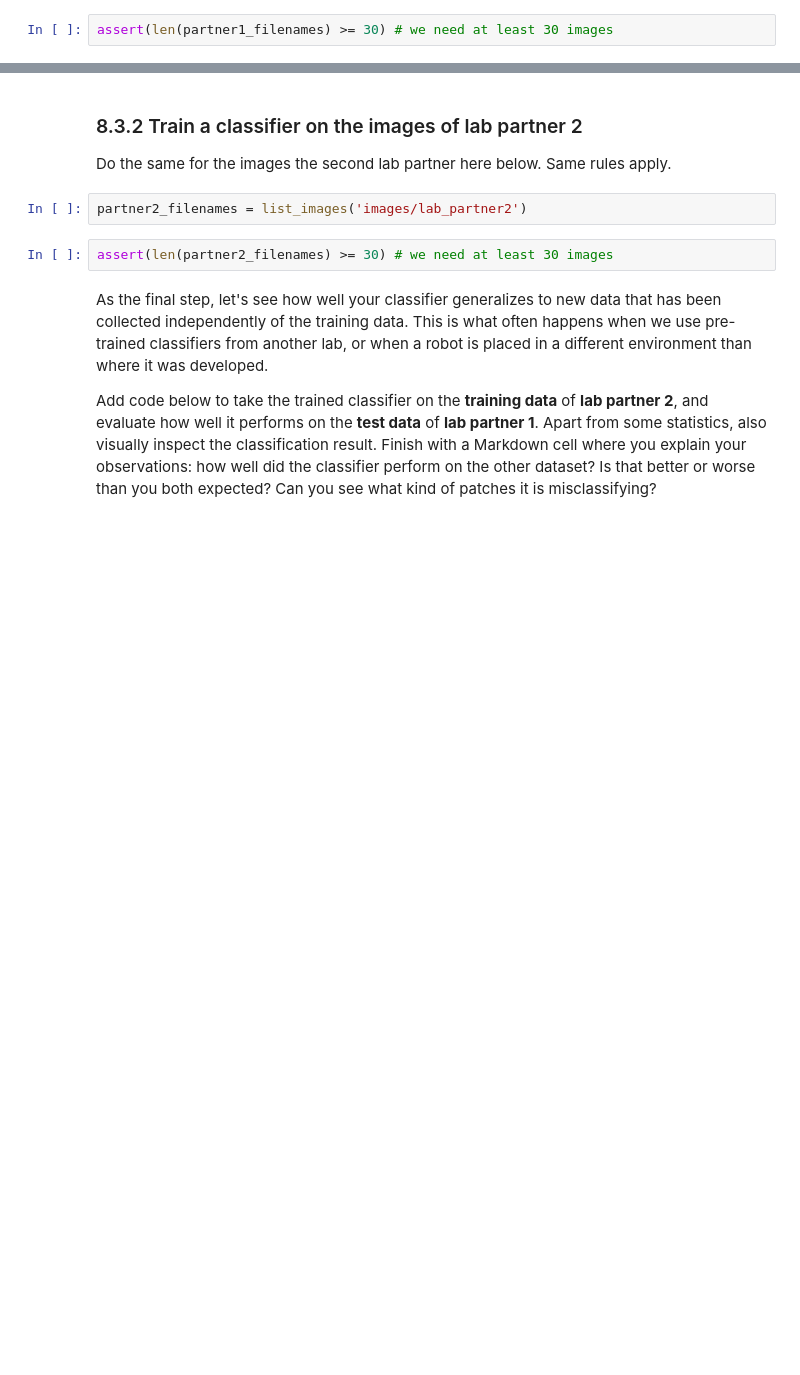
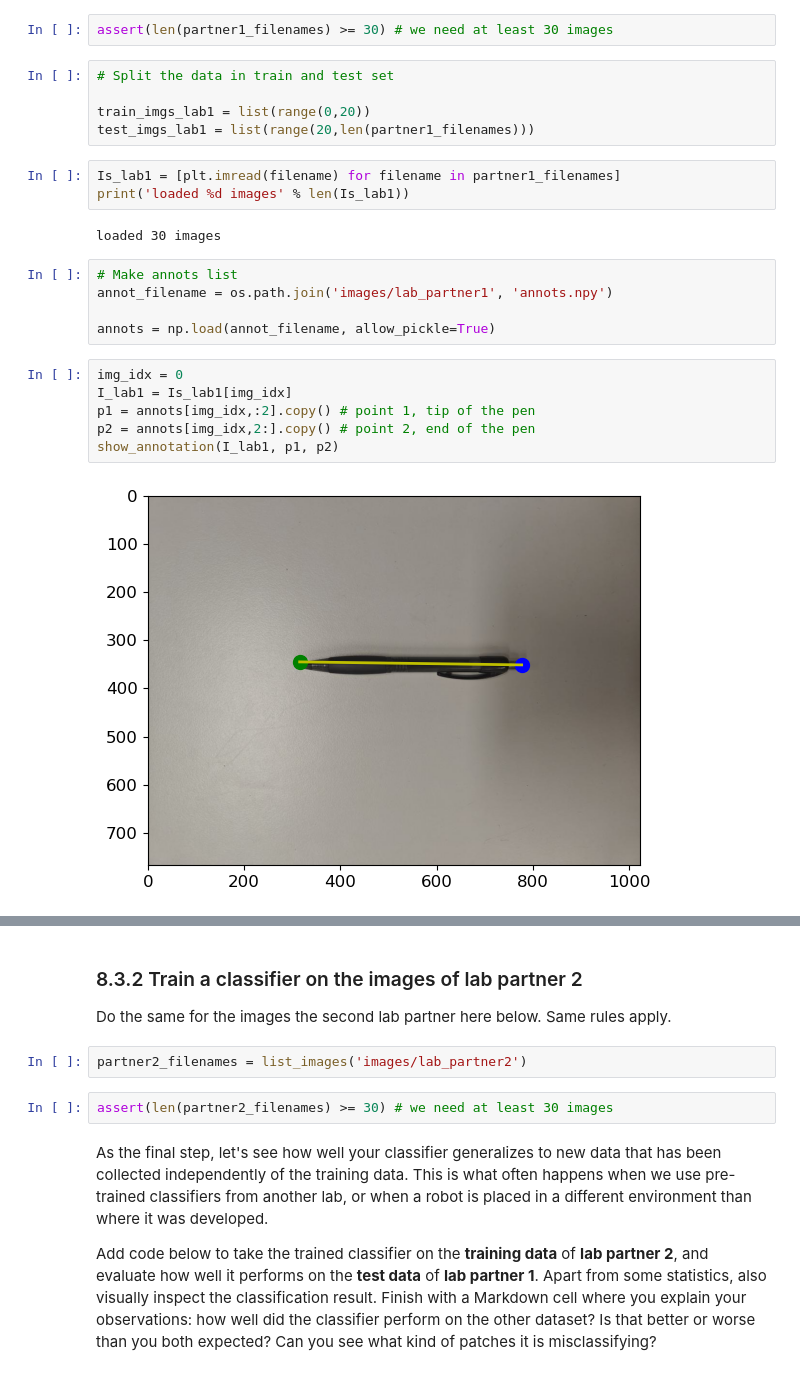
Before and after one commit to kvta1/RO47002, a Jupyter notebook: practicum2/RO47002_week2_cv_project.ipynb, the cells around one changed output, grey strips where cells are left out. Cells and saved outputs as stored; diff of their text form; blank space fills up the shorter version.

Commit message:
T/m 8.3.1 af, ook eigen images toegevoegd

```diff
--- a/practicum2/RO47002_week2_cv_project.ipynb
+++ b/practicum2/RO47002_week2_cv_project.ipynb
@@ -1285,2 +1343,25 @@ partner1_filenames = list_images('images/lab_partner1')
 # %%
 assert(len(partner1_filenames) >= 30) # we need at least 30 images
+# %%
+# Split the data in train and test set
+
+train_imgs_lab1 = list(range(0,20))
+test_imgs_lab1 = list(range(20,len(partner1_filenames)))
+# %%
+Is_lab1 = [plt.imread(filename) for filename in partner1_filenames]
+print('loaded %d images' % len(Is_lab1))
+# %% [output]
+loaded 30 images
+# %%
+# Make annots list
+annot_filename = os.path.join('images/lab_partner1', 'annots.npy')
+
+annots = np.load(annot_filename, allow_pickle=True)
+# %%
+img_idx = 0
+I_lab1 = Is_lab1[img_idx]
+p1 = annots[img_idx,:2].copy() # point 1, tip of the pen
+p2 = annots[img_idx,2:].copy() # point 2, end of the pen
+show_annotation(I_lab1, p1, p2)
+# %% [output]
+[figure, added]
```
Also changed, not shown: parts of 32 cells of this notebook, 31 other files.
